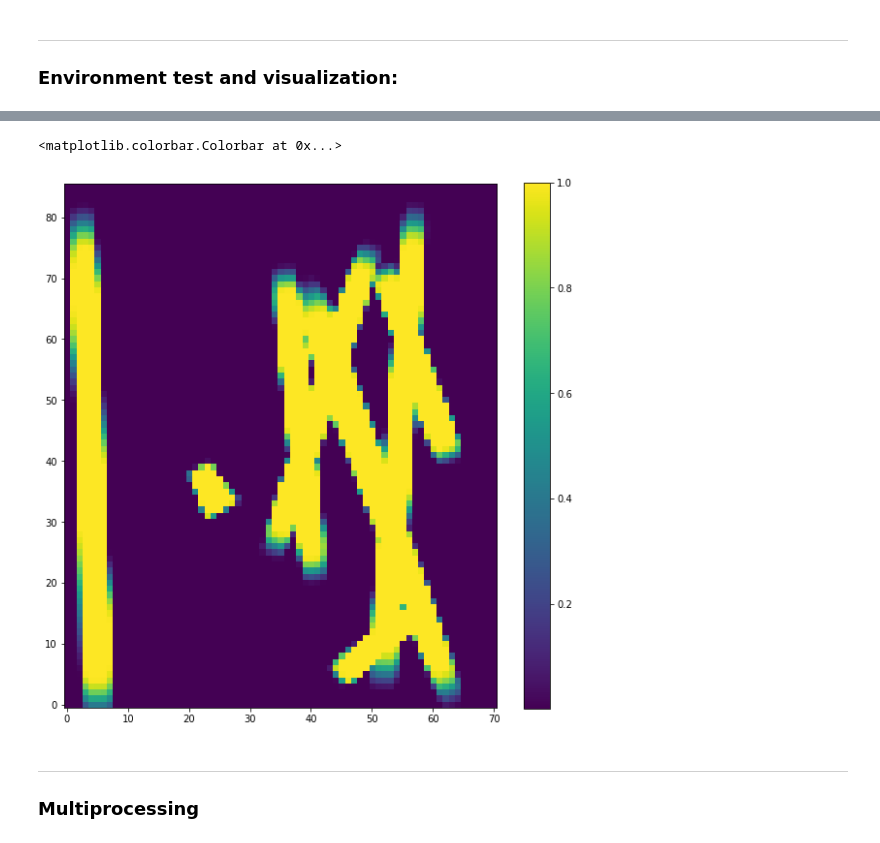
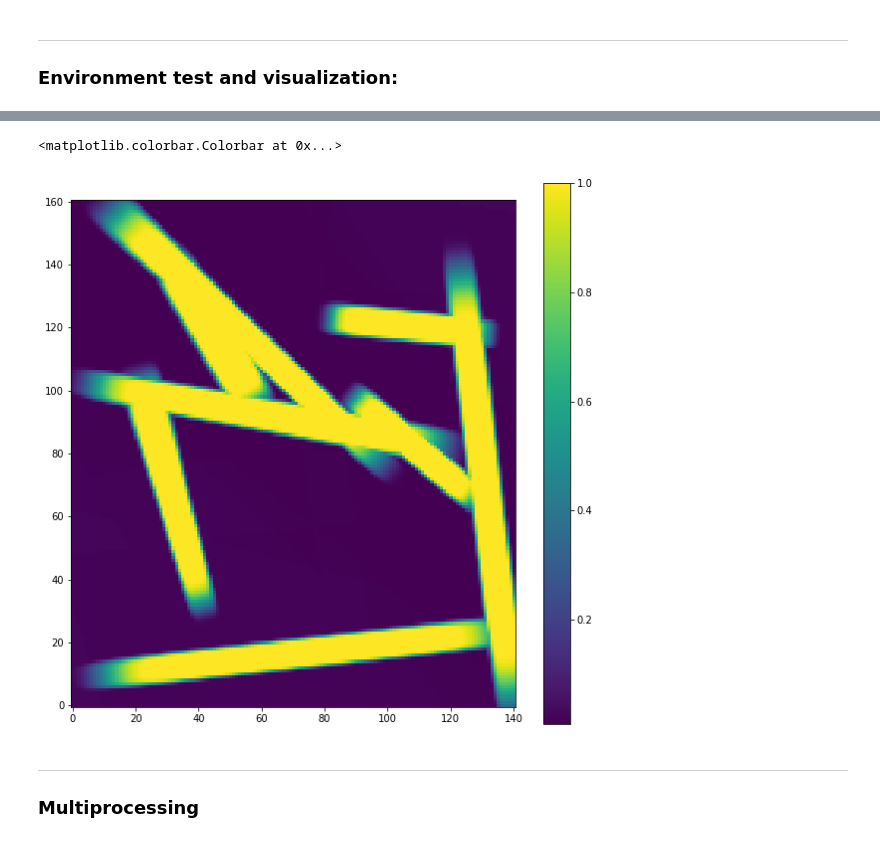
Before and after one commit to ThomasRochefortB/sogym, a Jupyter notebook: rl_training.ipynb, the cells around one changed output, grey strips where cells are left out. Cells and saved outputs as stored; diff of their text form; code cells hidden in the pictures.

```diff
--- a/rl_training.ipynb
+++ b/rl_training.ipynb
@@ -28,8 +28,8 @@ from stable_baselines3.common.env_checker import check_env
 check_env(sogym(mode='train',observation_type='dense'))
 # %%
 # Let's test the environment using the check_env util from SB3:
-train_env = sogym(mode='train',observation_type='dense',vol_constraint_type='hard')
-eval_env = sogym(mode='test',observation_type='dense',vol_constraint_type='hard')
+train_env = sogym(mode='train',observation_type='dense',vol_constraint_type='hard',resolution=100)
+eval_env = sogym(mode='test',observation_type='dense',vol_constraint_type='hard',resolution=100)
 obs = train_env.reset()
 # %%
 from sogym.mmc_optim import *
@@ -70,9 +71,9 @@ Reward  0.0
 # %%
-plt.imshow(eval_env.H.reshape((eval_env.nely+1,eval_env.nelx+1),order='F'),origin='lower')
+plt.imshow(train_env.H.reshape((train_env.nely+1,train_env.nelx+1),order='F'),origin='lower')
 plt.colorbar()
 # %% [output]
 <matplotlib.colorbar.Colorbar at 0x...>
-[figure, old version]
+[figure, new version]
 # %% [markdown]
 ---
 ### Multiprocessing
```
Also changed, not shown: parts of 3 cells of this notebook, 3 other files.
